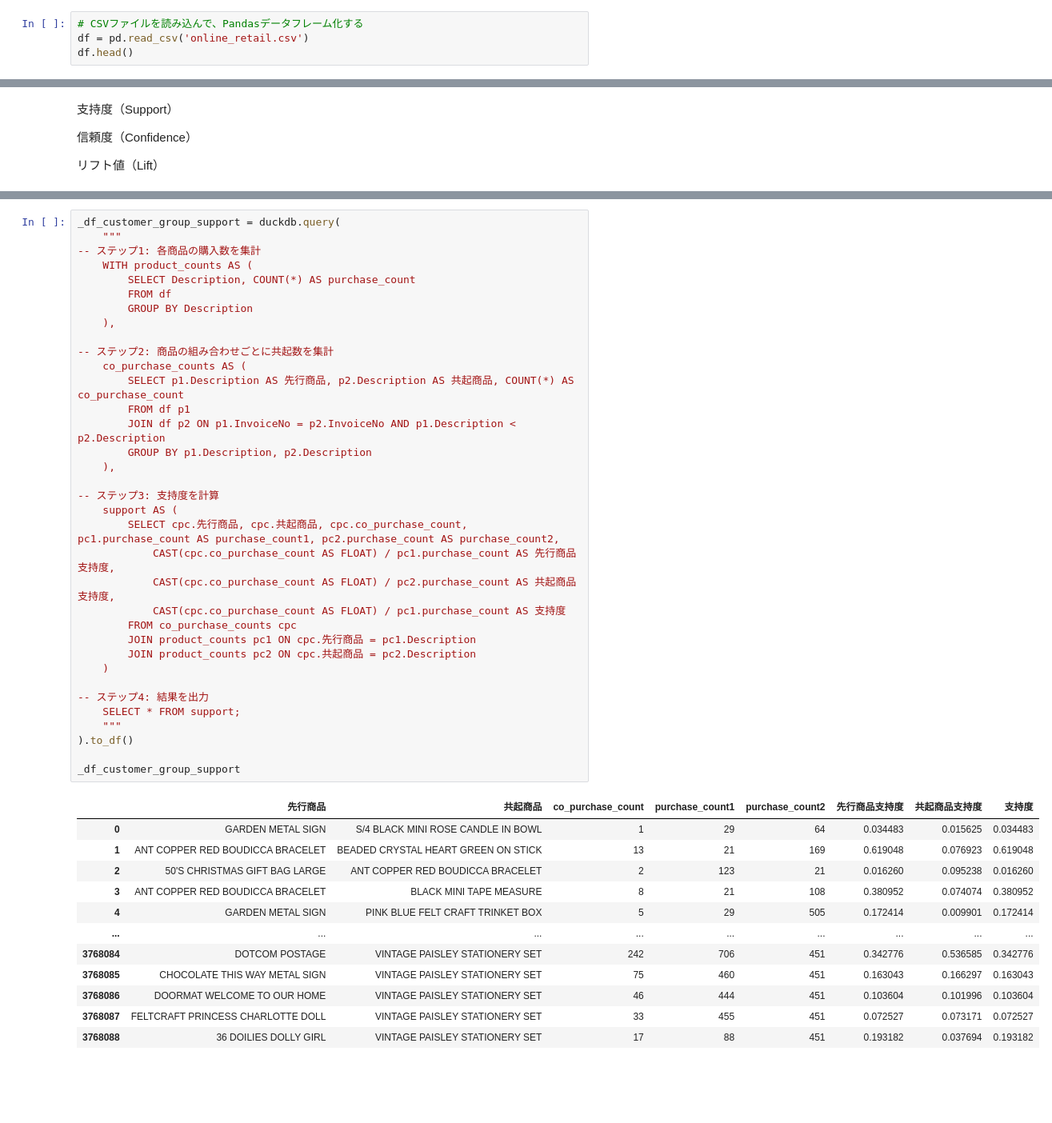
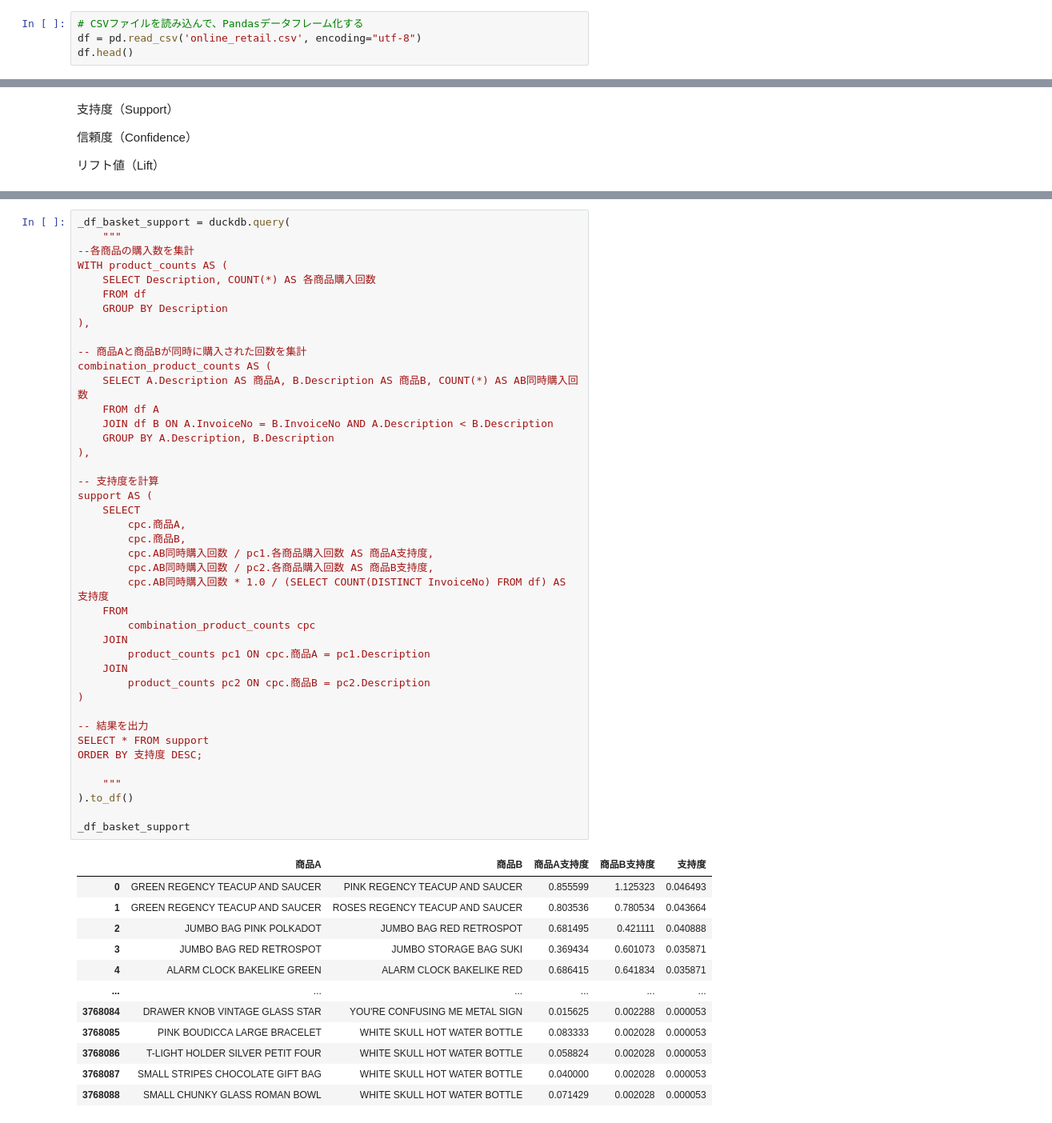
Before and after one commit to Inami-K/datescience_learning, a Jupyter notebook: 購買データ/koubai_data.ipynb, the cells around one changed output, grey strips where cells are left out. Shown at 80% size. Drawn from its saved outputs; the diff is of its cells as text; blank space fills up the shorter version.

```diff
--- a/購買データ/koubai_data.ipynb
+++ b/購買データ/koubai_data.ipynb
@@ -14,7 +14,7 @@ warnings.filterwarnings("ignore")
 # ここからは警告メッセージが表示されなくなります
 # %%
 # CSVファイルを読み込んで、Pandasデータフレーム化する
-df = pd.read_csv('online_retail.csv')
+df = pd.read_csv('online_retail.csv', encoding="utf-8")
 df.head()
 # %% [output]
 |  | InvoiceNo | StockCode | Description | Quantity | InvoiceDate | UnitPrice | CustomerID | Country |
@@ -1207,48 +1237,55 @@ df_rules2
 # %%
-_df_customer_group_support = duckdb.query(
+_df_basket_support = duckdb.query(
     """
--- ステップ1: 各商品の購入数を集計
-    WITH product_counts AS (
-        SELECT Description, COUNT(*) AS purchase_count
-        FROM df
-        GROUP BY Description
-    ),
+--各商品の購入数を集計
+WITH product_counts AS (
+    SELECT Description, COUNT(*) AS 各商品購入回数
+    FROM df
+    GROUP BY Description
+),
 
--- ステップ2: 商品の組み合わせごとに共起数を集計
-    co_purchase_counts AS (
-        SELECT p1.Description AS 先行商品, p2.Description AS 共起商品, COUNT(*) AS co_purchase_count
-        FROM df p1
-        JOIN df p2 ON p1.InvoiceNo = p2.InvoiceNo AND p1.Description < p2.Description
-        GROUP BY p1.Description, p2.Description
-    ),
+-- 商品Aと商品Bが同時に購入された回数を集計
+combination_product_counts AS (
+    SELECT A.Description AS 商品A, B.Description AS 商品B, COUNT(*) AS AB同時購入回数
+    FROM df A
+    JOIN df B ON A.InvoiceNo = B.InvoiceNo AND A.Description < B.Description
+    GROUP BY A.Description, B.Description
+),
 
--- ステップ3: 支持度を計算
-    support AS (
-        SELECT cpc.先行商品, cpc.共起商品, cpc.co_purchase_count, pc1.purchase_count AS purchase_count1, pc2.purchase_count AS purchase_count2,
-            CAST(cpc.co_purchase_count AS FLOAT) / pc1.purchase_count AS 先行商品支持度,
-            CAST(cpc.co_purchase_count AS FLOAT) / pc2.purchase_count AS 共起商品支持度,
-            CAST(cpc.co_purchase_count AS FLOAT) / pc1.purchase_count AS 支持度
-        FROM co_purchase_counts cpc
-        JOIN product_counts pc1 ON cpc.先行商品 = pc1.Description
-        JOIN product_counts pc2 ON cpc.共起商品 = pc2.Description
-    )
+-- 支持度を計算
+support AS (
+    SELECT
+        cpc.商品A,
+        cpc.商品B,
+        cpc.AB同時購入回数 / pc1.各商品購入回数 AS 商品A支持度,
+        cpc.AB同時購入回数 / pc2.各商品購入回数 AS 商品B支持度,
+        cpc.AB同時購入回数 * 1.0 / (SELECT COUNT(DISTINCT InvoiceNo) FROM df) AS 支持度
+    FROM
+        combination_product_counts cpc
+    JOIN
+        product_counts pc1 ON cpc.商品A = pc1.Description
+    JOIN
+        product_counts pc2 ON cpc.商品B = pc2.Description
+)
 
--- ステップ4: 結果を出力
-    SELECT * FROM support;
+-- 結果を出力
+SELECT * FROM support
+ORDER BY 支持度 DESC;
+
     """
 ).to_df()
 
-_df_customer_group_support
+_df_basket_support
 # %% [output]
-|  | 先行商品 | 共起商品 | co_purchase_count | purchase_count1 | purchase_count2 | 先行商品支持度 | 共起商品支持度 | 支持度 |
-| 0 | GARDEN METAL SIGN | S/4 BLACK MINI ROSE CANDLE IN BOWL | 1 | 29 | 64 | 0.034483 | 0.015625 | 0.034483 |
-| 1 | ANT COPPER RED BOUDICCA BRACELET | BEADED CRYSTAL HEART GREEN ON STICK | 13 | 21 | 169 | 0.619048 | 0.076923 | 0.619048 |
-| 2 | 50'S CHRISTMAS GIFT BAG LARGE | ANT COPPER RED BOUDICCA BRACELET | 2 | 123 | 21 | 0.016260 | 0.095238 | 0.016260 |
-| 3 | ANT COPPER RED BOUDICCA BRACELET | BLACK MINI TAPE MEASURE | 8 | 21 | 108 | 0.380952 | 0.074074 | 0.380952 |
-| 4 | GARDEN METAL SIGN | PINK BLUE FELT CRAFT TRINKET BOX | 5 | 29 | 505 | 0.172414 | 0.009901 | 0.172414 |
-| ... | ... | ... | ... | ... | ... | ... | ... | ... |
-| 3768084 | DOTCOM POSTAGE | VINTAGE PAISLEY STATIONERY SET | 242 | 706 | 451 | 0.342776 | 0.536585 | 0.342776 |
-| 3768085 | CHOCOLATE THIS WAY METAL SIGN | VINTAGE PAISLEY STATIONERY SET | 75 | 460 | 451 | 0.163043 | 0.166297 | 0.163043 |
-| 3768086 | DOORMAT WELCOME TO OUR HOME | VINTAGE PAISLEY STATIONERY SET | 46 | 444 | 451 | 0.103604 | 0.101996 | 0.103604 |
-| 3768087 | FELTCRAFT PRINCESS CHARLOTTE DOLL | VINTAGE PAISLEY STATIONERY SET | 33 | 455 | 451 | 0.072527 | 0.073171 | 0.072527 |
-| 3768088 | 36 DOILIES DOLLY GIRL | VINTAGE PAISLEY STATIONERY SET | 17 | 88 | 451 | 0.193182 | 0.037694 | 0.193182 |
+|  | 商品A | 商品B | 商品A支持度 | 商品B支持度 | 支持度 |
+| 0 | GREEN REGENCY TEACUP AND SAUCER | PINK REGENCY TEACUP AND SAUCER | 0.855599 | 1.125323 | 0.046493 |
+| 1 | GREEN REGENCY TEACUP AND SAUCER | ROSES REGENCY TEACUP AND SAUCER | 0.803536 | 0.780534 | 0.043664 |
+| 2 | JUMBO BAG PINK POLKADOT | JUMBO BAG RED RETROSPOT | 0.681495 | 0.421111 | 0.040888 |
+| 3 | JUMBO BAG RED RETROSPOT | JUMBO STORAGE BAG SUKI | 0.369434 | 0.601073 | 0.035871 |
+| 4 | ALARM CLOCK BAKELIKE GREEN | ALARM CLOCK BAKELIKE RED | 0.686415 | 0.641834 | 0.035871 |
+| ... | ... | ... | ... | ... | ... |
+| 3768084 | DRAWER KNOB VINTAGE GLASS STAR | YOU'RE CONFUSING ME METAL SIGN | 0.015625 | 0.002288 | 0.000053 |
+| 3768085 | PINK BOUDICCA LARGE BRACELET | WHITE SKULL HOT WATER BOTTLE | 0.083333 | 0.002028 | 0.000053 |
+| 3768086 | T-LIGHT HOLDER SILVER PETIT FOUR | WHITE SKULL HOT WATER BOTTLE | 0.058824 | 0.002028 | 0.000053 |
+| 3768087 | SMALL STRIPES CHOCOLATE GIFT BAG | WHITE SKULL HOT WATER BOTTLE | 0.040000 | 0.002028 | 0.000053 |
+| 3768088 | SMALL CHUNKY GLASS ROMAN BOWL | WHITE SKULL HOT WATER BOTTLE | 0.071429 | 0.002028 | 0.000053 |
```
Also changed, not shown: parts of 35 cells of this notebook.
